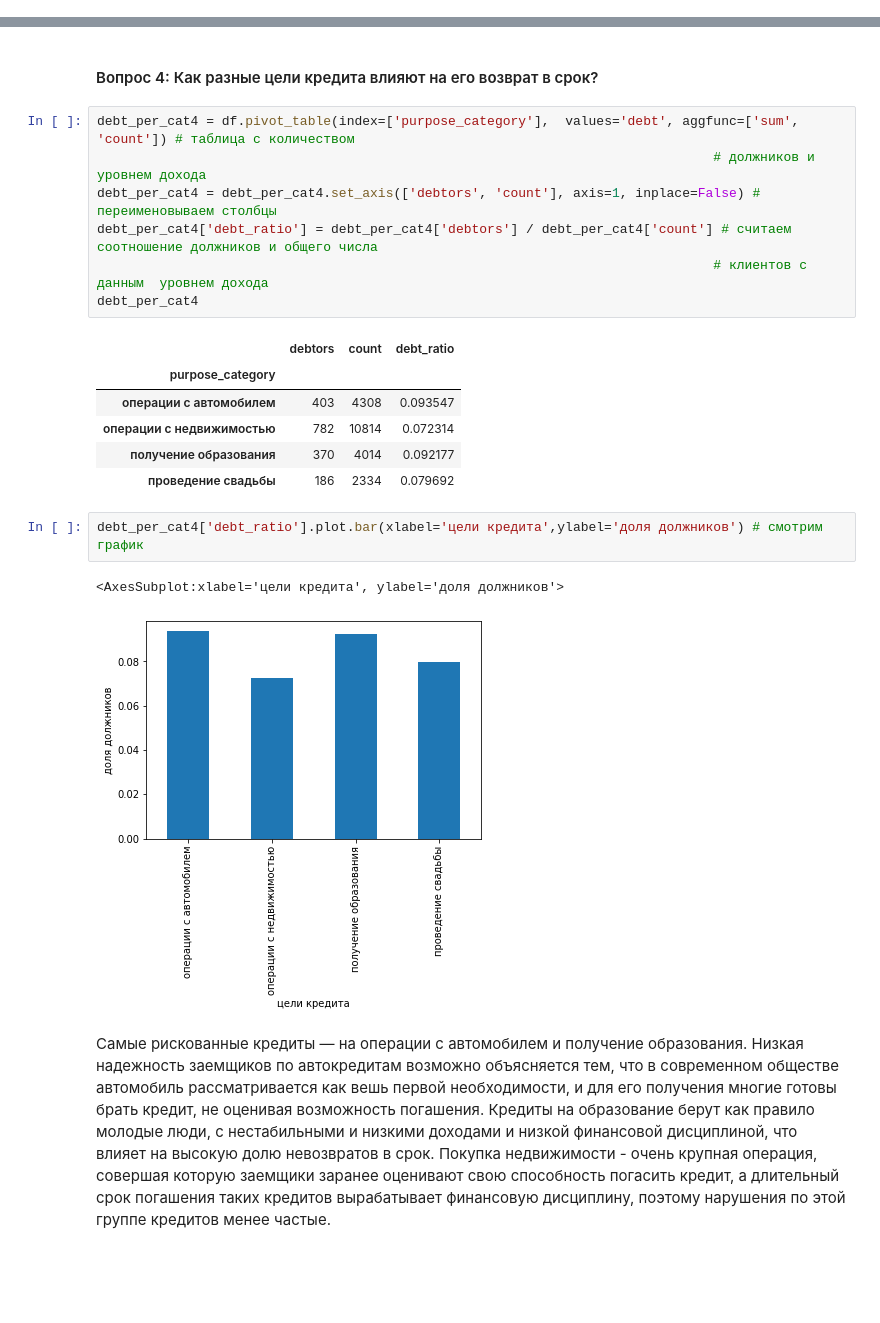
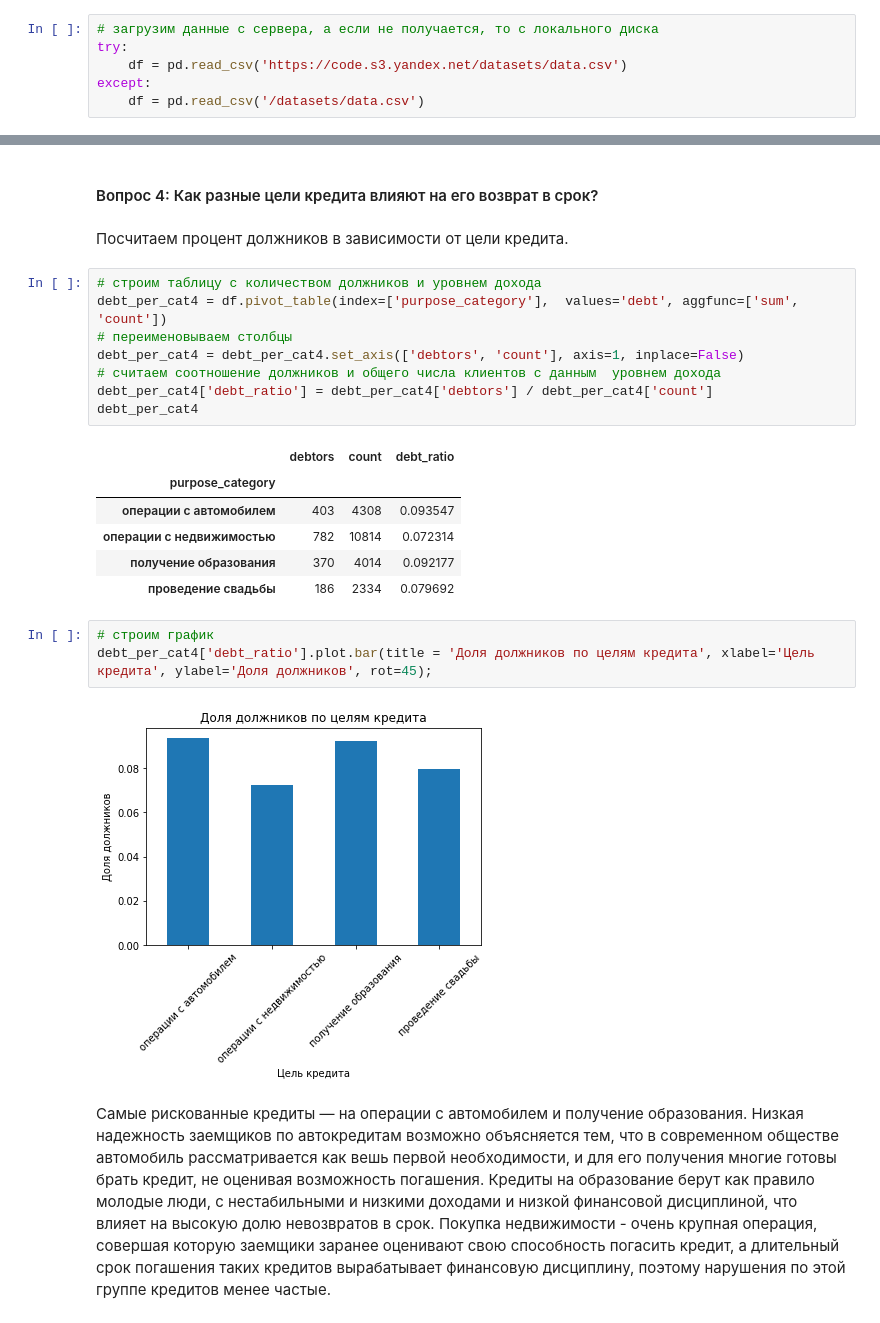
Before and after one commit to dmitrystogov/portfolio_1, a Jupyter notebook: 02_bank_defaults/02_bank_defaults.ipynb, the cells around one changed output, grey strips where cells are left out. Cells and saved outputs as stored; diff of their text form; blank space fills up the shorter version.

```diff
--- a/02_bank_defaults/2. Bank Defaults.ipynb
+++ b/02_bank_defaults/02_bank_defaults.ipynb
@@ -15 +16,7 @@ import pandas as pd # импорт библиотеки pandas
+# %%
+# загрузим данные с сервера, а если не получается, то с локального диска
+try:
+    df = pd.read_csv('https://code.s3.yandex.net/datasets/data.csv')
+except:
+    df = pd.read_csv('/datasets/data.csv')
 # %%
@@ -732,12 +795,15 @@ debt_per_cat3['debt_ratio'].plot.bar(xlabel = debt_per_cat3['income_cat'], ylabe
 Четкая зависимость между уровнем дохода и возвратом кредита в срок не наблюдается. Большее число невозвратов в группе с высокими доходами, скорее всего объясняется тем, что члены этой группы привыкли к соответственно высоким расходам, что ухудшает финансовую дисциплину.
 # %% [markdown]
 #### Вопрос 4: Как разные цели кредита влияют на его возврат в срок?
+# %% [markdown]
+Посчитаем процент должников в зависимости от цели кредита.
 # %%
-debt_per_cat4 = df.pivot_table(index=['purpose_category'],  values='debt', aggfunc=['sum', 'count']) # таблица с количеством
-                                                                               # должников и уровнем дохода
-debt_per_cat4 = debt_per_cat4.set_axis(['debtors', 'count'], axis=1, inplace=False) # переименовываем столбцы
-debt_per_cat4['debt_ratio'] = debt_per_cat4['debtors'] / debt_per_cat4['count'] # считаем соотношение должников и общего числа
-                                                                               # клиентов с данным  уровнем дохода
+# строим таблицу с количеством должников и уровнем дохода
+debt_per_cat4 = df.pivot_table(index=['purpose_category'],  values='debt', aggfunc=['sum', 'count'])
+# переименовываем столбцы
+debt_per_cat4 = debt_per_cat4.set_axis(['debtors', 'count'], axis=1, inplace=False)
+# считаем соотношение должников и общего числа клиентов с данным  уровнем дохода
+debt_per_cat4['debt_ratio'] = debt_per_cat4['debtors'] / debt_per_cat4['count']
 debt_per_cat4
 # %% [output]
 |  | debtors | count | debt_ratio |
@@ -747,9 +813,9 @@ debt_per_cat4
 | получение образования | 370 | 4014 | 0.092177 |
 | проведение свадьбы | 186 | 2334 | 0.079692 |
 # %%
-debt_per_cat4['debt_ratio'].plot.bar(xlabel='цели кредита',ylabel='доля должников') # смотрим график
+# строим график
+debt_per_cat4['debt_ratio'].plot.bar(title = 'Доля должников по целям кредита', xlabel='Цель кредита', ylabel='Доля должников', rot=45);
 # %% [output]
-<AxesSubplot:xlabel='цели кредита', ylabel='доля должников'>
-[figure, old version]
+[figure, new version]
 # %% [markdown]
 Самые рискованные кредиты — на операции с автомобилем и получение образования. Низкая надежность заемщиков по автокредитам возможно объясняется тем, что в современном обществе автомобиль рассматривается как вешь первой необходимости, и для его получения многие готовы брать кредит, не оценивая возможность погашения. Кредиты на образование берут как правило молодые люди, с нестабильными и низкими доходами и низкой финансовой дисциплиной, что влияет на высокую долю невозвратов в срок. Покупка недвижимости - очень крупная операция, совершая которую заемщики заранее оценивают свою способность погасить кредит, а длительный срок погашения таких кредитов вырабатывает финансовую дисциплину, поэтому нарушения по этой группе кредитов менее частые.
```
Also changed, not shown: parts of 61 cells of this notebook.
